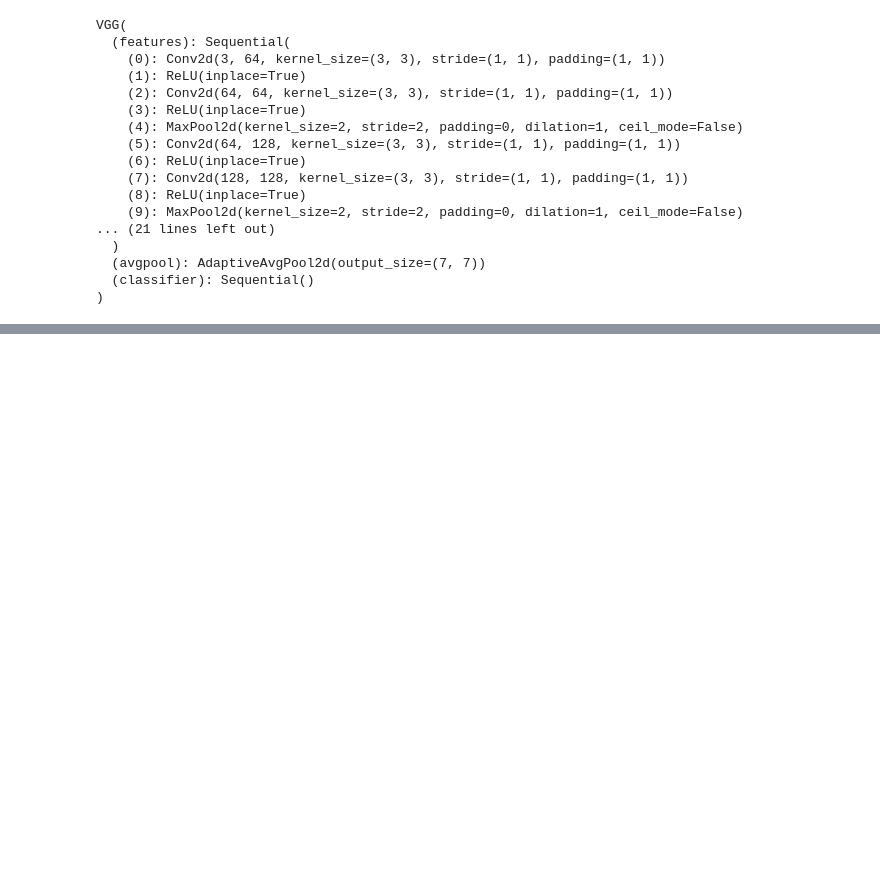
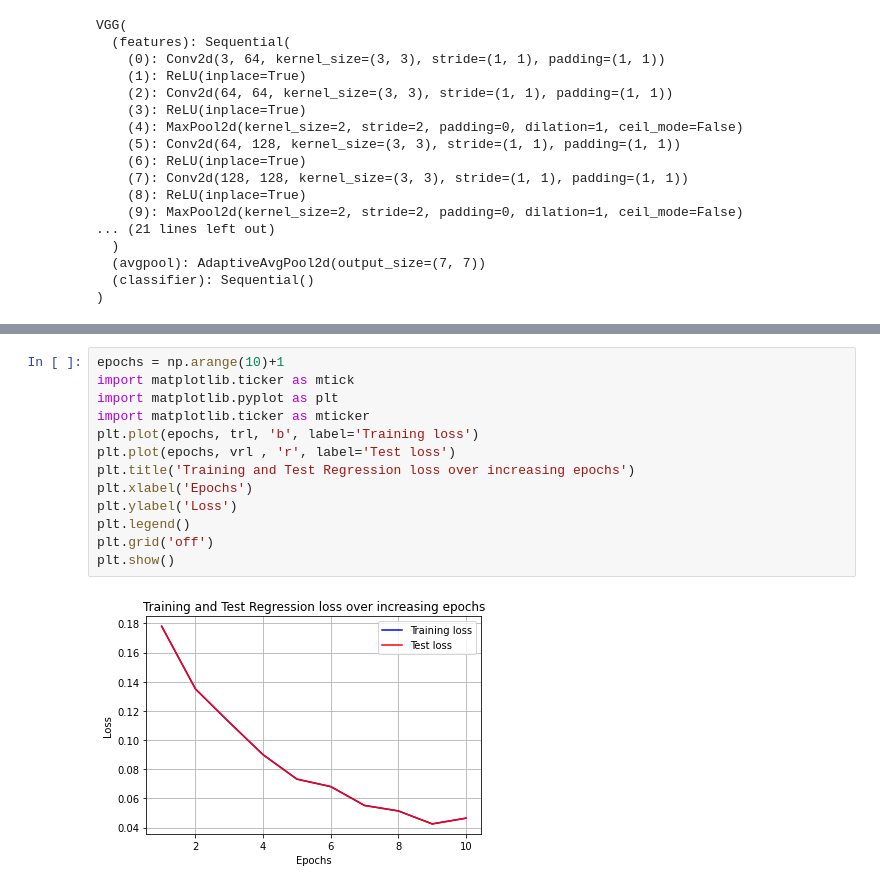
Before and after one commit to Hrithik2212/CV-for-Self-Driving-Car, a Jupyter notebook: 00_RCNN_Heavy_Vehicle_Detection.ipynb, the cells around one changed output, grey strips where cells are left out. Drawn from its saved outputs; the diff is of its cells as text; blank space fills up the shorter version.

```diff
--- a/00_RCNN_Heavy_Vehicle_Detection.ipynb
+++ b/00_RCNN_Heavy_Vehicle_Detection.ipynb
@@ -343,0 +489,15 @@ def validate_batch(inputs , model , criterion):
+# %%
+epochs = np.arange(10)+1
+import matplotlib.ticker as mtick
+import matplotlib.pyplot as plt
+import matplotlib.ticker as mticker
+plt.plot(epochs, trl, 'b', label='Training loss')
+plt.plot(epochs, vrl , 'r', label='Test loss')
+plt.title('Training and Test Regression loss over increasing epochs')
+plt.xlabel('Epochs')
+plt.ylabel('Loss')
+plt.legend()
+plt.grid('off')
+plt.show()
+# %% [output]
+[figure, added]
```
Also changed, not shown: parts of 24 cells of this notebook.
